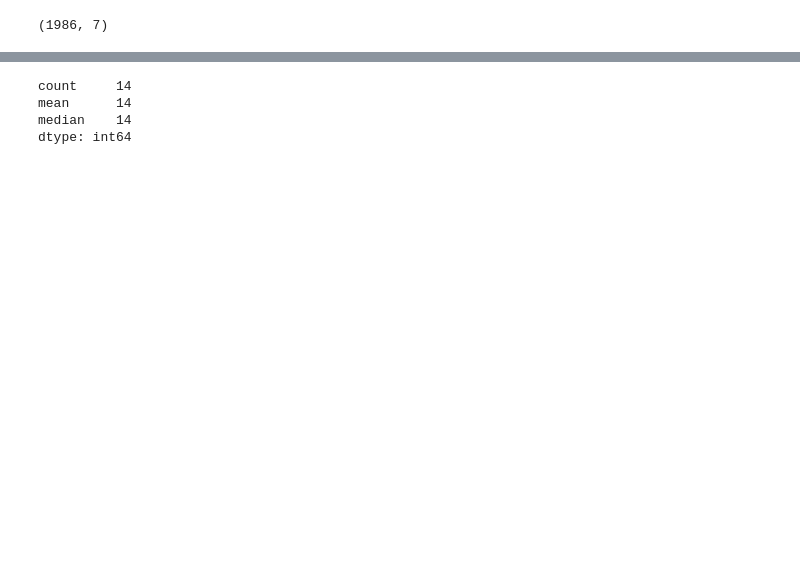
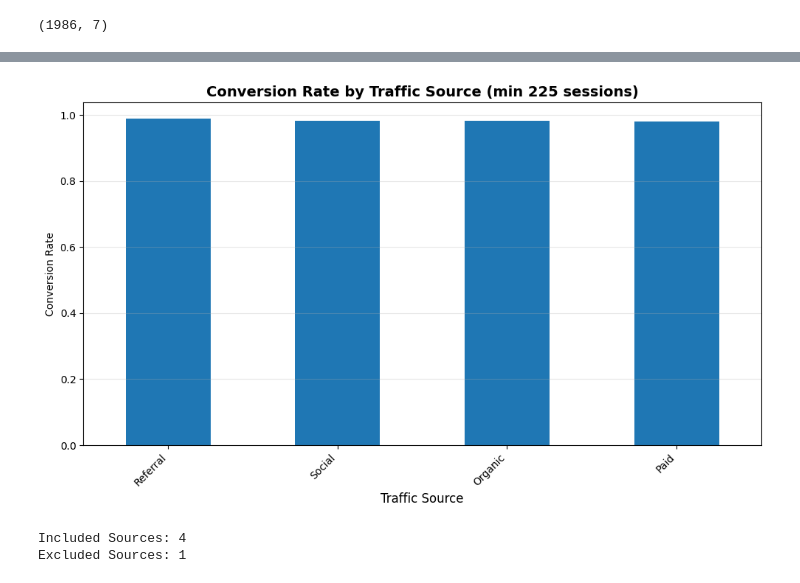
Before and after one commit to ferProg/web_analysis_project, a Jupyter notebook: notebooks/02_Clean_and_Analysis_Prep.ipynb, the cells around one changed output, grey strips where cells are left out. Cells and saved outputs as stored; diff of their text form; code cells hidden in the pictures; blank space fills up the shorter version.

```diff
--- a/notebooks/02_Clean_and_Analysis_Prep.ipynb
+++ b/notebooks/02_Clean_and_Analysis_Prep.ipynb
@@ -53,7 +230,28 @@ df_pv
 # %%
-df_pv.count()
+sessions_by_source = df_clean['Traffic Source'].value_counts()
+
+umbral_min = 225
+valid_sources = sessions_by_source[sessions_by_source >= umbral_min].index
+
+df_filtered = df_clean[df_clean['Traffic Source'].isin(valid_sources)]
+
+cr_by_source = df_filtered.groupby('Traffic Source')['Conversion Rate'].mean().sort_values(ascending=False)
+
+plt.figure(figsize=(10, 6))
+cr_by_source.plot(kind='bar')
+plt.title(f'Conversion Rate by Traffic Source (min {umbral_min} sessions)', fontsize=14, fontweight='bold')
+plt.xlabel('Traffic Source', fontsize=12)
+plt.ylabel('Conversion Rate')
+plt.xticks(rotation=45, ha='right')
+plt.grid(axis='y', alpha=0.3)
+plt.tight_layout()
+plt.savefig("../outputs/conversion_by_source.png", dpi=120)
+
+plt.show()
+
+print(f"Included Sources: {len(valid_sources)}")
+print(f"Excluded Sources: {len(sessions_by_source) - len(valid_sources)}")
 # %% [output]
+[figure, added]
-count     14
-mean      14
-median    14
-dtype: int64
+Included Sources: 4
+Excluded Sources: 1
```
Also changed, not shown: parts of 27 cells of this notebook, 8 other files.
